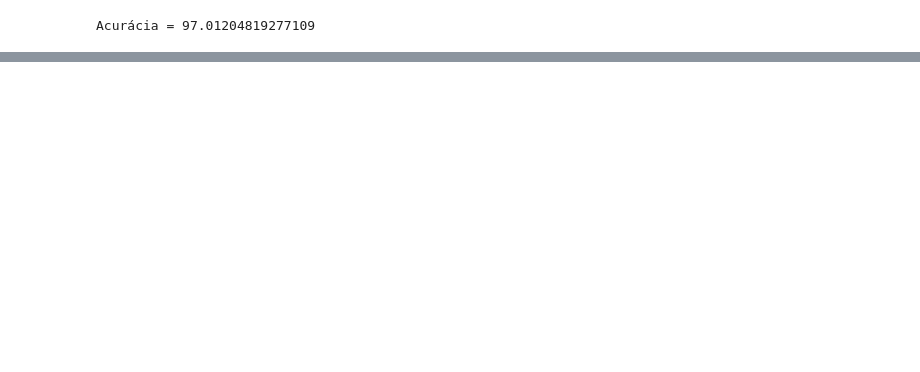
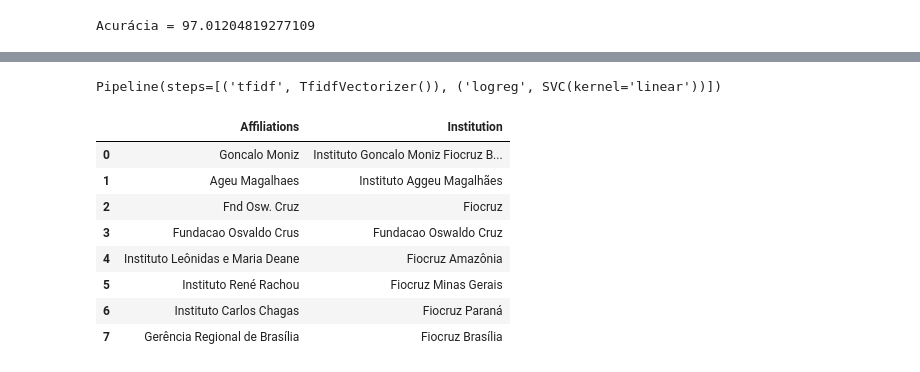
Before and after one commit to joaograndotto/PIBITI, a Jupyter notebook: Fiocruz.ipynb, the cells around one changed output, grey strips where cells are left out. Drawn from its saved outputs; the diff is of its cells as text; code cells hidden in the pictures; blank space fills up the shorter version.

```diff
--- a/Fiocruz.ipynb
+++ b/Fiocruz.ipynb
@@ -204,0 +237,41 @@ Acurácia = 97.01204819277109
+# %%
+from sklearn. feature_extraction.text import TfidfVectorizer
+import pandas as pd
+from sklearn.pipeline import Pipeline
+from sklearn import svm
+
+url = "https://raw.githubusercontent.com/joaograndotto/PIBITI/main/Datasets/dicionario_fiocruz.tsv"
+df = pd.read_csv(url, delimiter='\t')
+
+
+model = Pipeline ([('tfidf', TfidfVectorizer(max_features = 1500,
+    min_df = 5,
+    max_df = 0.7,
+    stop_words = palavrasIgnoradas)), ('logreg', svm.SVC(kernel = 'linear'))])
+model.fit(df['Affiliations'], df['Institution'])
+Pipeline(steps=[('tfidf', TfidfVectorizer()), ('logreg', svm.SVC(kernel = 'linear'))])
+# %% [output]
+Pipeline(steps=[('tfidf', TfidfVectorizer()), ('logreg', SVC(kernel='linear'))])
+# %%
+test_dict = {'Goncalo Moniz': 'Instituto Goncalo Moniz Fiocruz Bahia',
+'Ageu Magalhaes':'Instituto Aggeu Magalhães',
+'Fnd Osw. Cruz':'Fundacao Oswaldo Cruz',
+'Fundacao Osvaldo Crus':'Fundacao Oswaldo Cruz',
+'Fnd Osw. Cruz':'Fiocruz',
+'Instituto Leônidas e Maria Deane':'Fiocruz Amazônia',
+'Instituto René Rachou':'Fiocruz Minas Gerais',
+'Instituto Carlos Chagas':'Fiocruz Paraná',
+'Gerência Regional de Brasília':'Fiocruz Brasília'}
+
+df_test = pd.DataFrame(test_dict.items(),columns=['Affiliations','Institution'])
+df_test
+# %% [output]
+|  | Affiliations | Institution |
+| 0 | Goncalo Moniz | Instituto Goncalo Moniz Fiocruz B... |
+| 1 | Ageu Magalhaes | Instituto Aggeu Magalhães |
+| 2 | Fnd Osw. Cruz | Fiocruz |
+| 3 | Fundacao Osvaldo Crus | Fundacao Oswaldo Cruz |
+| 4 | Instituto Leônidas e Maria Deane | Fiocruz Amazônia |
+| 5 | Instituto René Rachou | Fiocruz Minas Gerais |
+| 6 | Instituto Carlos Chagas | Fiocruz Paraná |
+| 7 | Gerência Regional de Brasília | Fiocruz Brasília |
```
Also changed, not shown: parts of 20 cells of this notebook.
